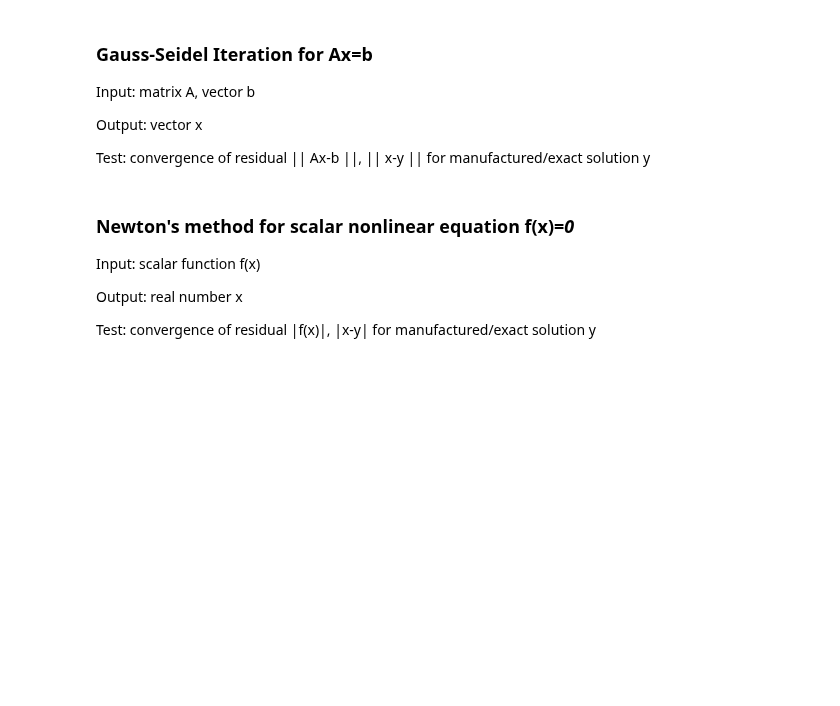
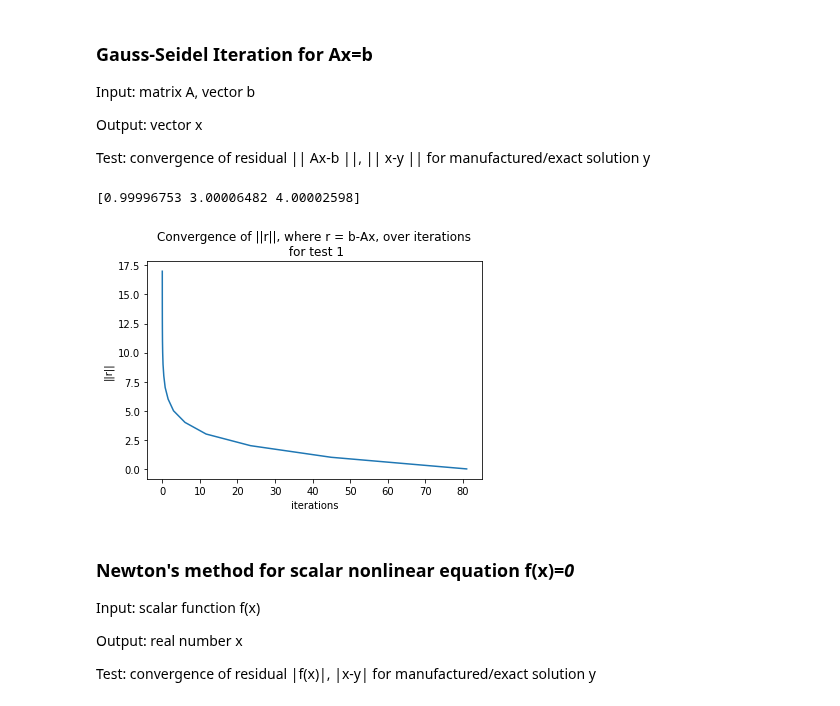
Before and after one commit to johanhoffman/DD2363-VT20, a Jupyter notebook: Lab-3/linde-report-lab-3.ipynb, the cells around one changed output. Cells and saved outputs as stored; diff of their text form; code cells hidden in the pictures; blank space fills up the shorter version.

```diff
--- a/Lab-3/linde-report-lab-3.ipynb
+++ b/Lab-3/linde-report-lab-3.ipynb
@@ -51,6 +51,18 @@ from matplotlib import pyplot as plt
 from matplotlib import tri
 from matplotlib import axes
 from mpl_toolkits.mplot3d import Axes3D
+
+def forward_sub(L,b):
+  n = L.shape[1]
+  x = np.zeros(n)
+  # Use backward substitution to solve
+  x[0] = b[0]/L[0,0]
+  for i in range(1,n):
+    sum = 0
+    for j in range(0, i):
+      sum = sum +L[i,j]*x[j]
+    x[i] = (b[i]-sum)/L[i,i]
+  return x
 # %% [markdown]
 # **Introduction**
 # %% [markdown]
@@ -125,6 +145,73 @@ Input: matrix A, vector b
 Output: vector x
 
 Test: convergence of residual || Ax-b ||, || x-y || for manufactured/exact solution y
+# %%
+def GS_iter(A, b, tol, test):
+  # Initialization
+  n = A.shape[0]
+  x = np.zeros([n,])
+  xnew = x.copy()
+  k = 0
+
+  # Calculate iteration matrix
+  L = A.copy()
+  for i in range(n):
+    for j in range(i,n):
+      L[i,j] = 0
+  U = A.copy()
+  for i in range(n):
+    for j in range(0,i+1):
+      U[i,j] = 0
+  Dinvm = np.multiply(1/A,np.eye(n))
+  Dinv = np.zeros([n,]) # Put values of D inverse in array for faster computation
+  for i in range(n):
+    Dinv[i] = Dinvm[i,i]
+
+  # Jacobi iteration algorithm
+  r = b - np.matmul(A,x)
+  rs = np.array([np.linalg.norm(r)])
+  while np.linalg.norm(r) > tol:
+    xnew = np.array(np.multiply(Dinv, b-np.matmul(L,x)-np.matmul(U,x)))[0] # implementation of the function
+    x = xnew.copy()
+    r = b - np.matmul(A,x)
+    rs = np.append(rs, np.linalg.norm(r))
+    k += 1
+  # Covergence visualisation
+  fig = plt.figure()
+  rPlt = fig.add_subplot(111)
+  rPlt.plot(rs, np.array(range(k+1)))
+  rPlt.set_xlabel("iterations")
+  rPlt.set_ylabel("||r||")
+  plt.title("Convergence of ||r||, where r = b-Ax, over iterations\n for test %i" % test)
+  return x
+
+def converge_criterion_GS(A):
+  n = A.shape[0]
+  I = np.eye(n)
+  Dinv = np.multiply(1/A,I)
+  L = A.copy()
+  for i in range(n):
+    for j in range(i,n):
+      L[i,j] = 0
+  Linv = forward_sub
+  M = I - np.matmul(Dinv,A)
+  eigvals = np.linalg.eigvals(M)
+  max = 0
+  for i in range(len(eigvals)):
+    if eigvals[i] > max:
+      max = eigvals[i]
+  if max < 1:
+    return True
+  else:
+    return False
+
+A = np.matrix([[12,3,-5],[1,5,3],[3,7,13]])
+b = np.array([1,28,76])
+x = GS_iter(A,b,0.001,1)
+print(x)
+# %% [output]
+[0.99996753 3.00006482 4.00002598]
+[figure, added]
 # %% [markdown]
 ### Newton's method for scalar nonlinear equation f(x)=*0*
 
```
Also changed, not shown: parts of 5 cells of this notebook.
